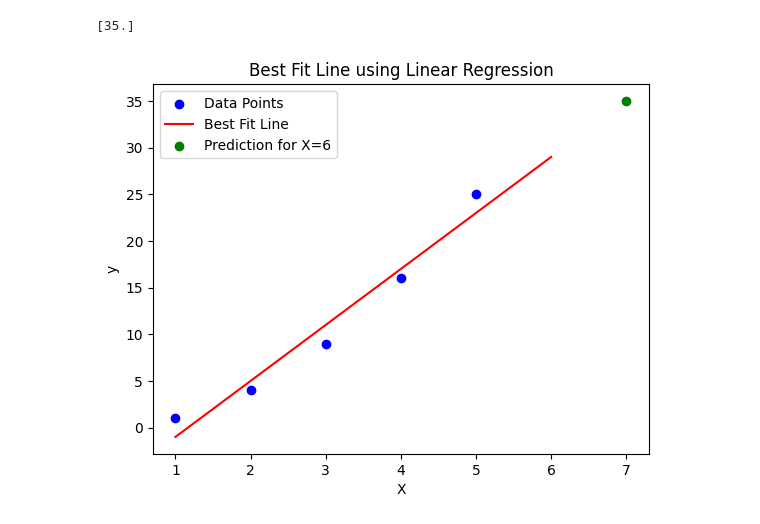
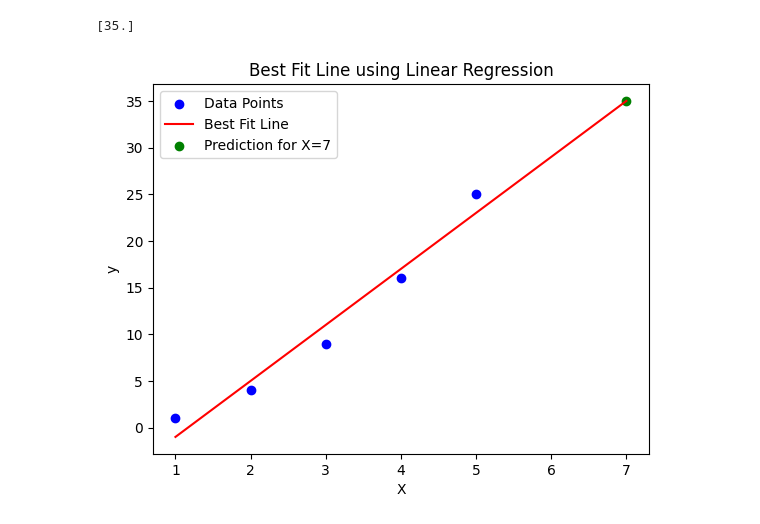
Before and after one commit to Ambily313/LearningByDoing, a Jupyter notebook: Linear Regrssion/Linear_regression.ipynb, the cells around one changed output. Saved outputs shown, nothing was run; the diff lists cells and outputs as text; code cells hidden in the pictures.

```diff
--- a/Linear Regrssion/Linear_regression.ipynb
+++ b/Linear Regrssion/Linear_regression.ipynb
@@ -30,17 +30,17 @@ print(predictions)
 [35.]
 # %%
 # Generate line of best fit
-X_fit = np.linspace(1, 6, 100).reshape(-1, 1)
+X_fit = np.linspace(1, 7, 100).reshape(-1, 1)
 y_fit = model.predict(X_fit)
 # %%
 # Plotting the data points and the best fit line
 plt.scatter(X, y, color='blue', label='Data Points')
 plt.plot(X_fit, y_fit, color='red', label='Best Fit Line')
-plt.scatter(X_new, predictions, color='green', label='Prediction for X=6')
+plt.scatter(X_new, predictions, color='green', label='Prediction for X=7')
 plt.xlabel('X')
 plt.ylabel('y')
 plt.title('Best Fit Line using Linear Regression')
 plt.legend()
 plt.show()
 # %% [output]
-[figure, old version]
+[figure, new version]
```
